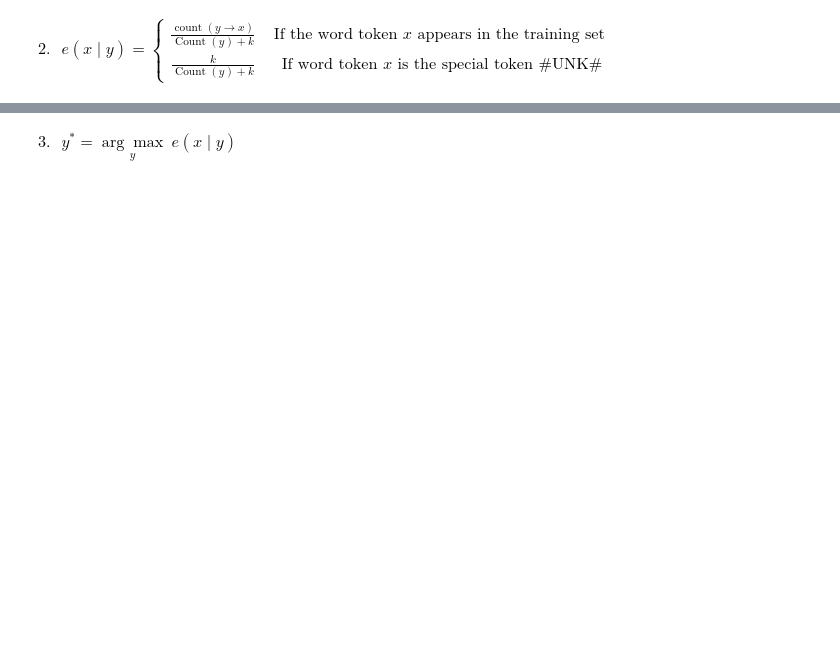
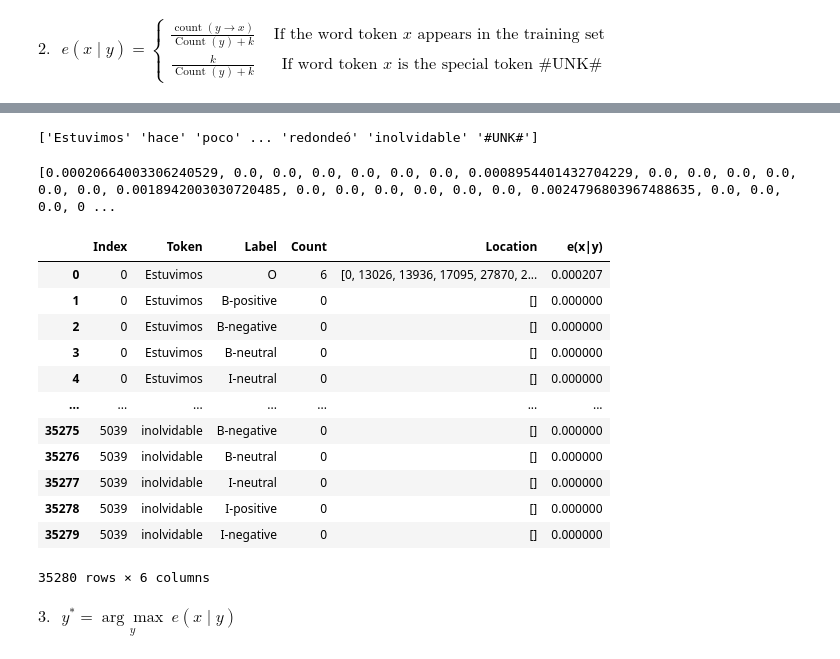
Before and after one commit to verneylmavt/hmm-text_analysis-py, a Jupyter notebook: ES/1.ipynb, the cells around one changed output, grey strips where cells are left out. Drawn from its saved outputs; the diff is of its cells as text; code cells hidden in the pictures; blank space fills up the shorter version.

```diff
--- a/ES/1.ipynb
+++ b/ES/1.ipynb
@@ -142,23 +131,19 @@ $2. \:\:\:e(x \mid y)=\left\{\begin{array}{cc}
 \frac{k}{\operatorname{Count}(y)+k} & \text { If word token } x \text { is the special token \#UNK\# }
 \end{array}\right.$
 # %%
-def emm_par_test(x, y, new_x_all, y_all, k=1, unk_token='#UNK#'):
-    # x is a token
-    # y is a label
-
-    if x == unk_token:
-        num = k
-    elif x in new_x_all["Token"].unique():
+def emm_par_test(x, y):
+    # x is an instance of Token
+    # y is an instance of Label
+    k = 1
+    if x in new_x_all.loc[:, "Token"].unique():
         cond_1 = new_x_all["Token"] == x
         cond_2 = new_x_all["Label"] == y
-        num = new_x_all.loc[cond_1 & cond_2, "Count"].values[0]
+        num = ((new_x_all[cond_1 & cond_2])["Count"]).values[0]
     else:
         num = k
-
-    cond_3 = y_all["Label"] == y
-    denom = y_all.loc[cond_3, "Count"].values[0] + k
-
-    return num / denom
+   git cond_3 = y_all["Label"] == y
+    denom = ((y_all[cond_3])["Count"]).values[0] + k
+    return num/denom
 # %%
 a = emm_par_test(",", "I-negative")
 print(a)
@@ -170,3 +156,36 @@ TypeError: emm_par_test() missing 2 required positional arguments: 'new_x_all' a
+# %%
+emm_par_score_all = []
+new_token_all = np.append(token_all, "#UNK#")
+print(new_token_all)
+# %% [output]
+['Estuvimos' 'hace' 'poco' ... 'redondeó' 'inolvidable' '#UNK#']
+# %%
+# Need to check more, this takes >2m to do
+for i in token_all:
+    emm_par_score = 0
+    for j in label_all:
+        emm_par_score = emm_par_test(i,j)
+        emm_par_score_all += [emm_par_score]
+print(emm_par_score_all)
+# %% [output]
+[0.00020664003306240529, 0.0, 0.0, 0.0, 0.0, 0.0, 0.0, 0.0008954401432704229, 0.0, 0.0, 0.0, 0.0, 0.0, 0.0, 0.0018942003030720485, 0.0, 0.0, 0.0, 0.0, 0.0, 0.0, 0.0024796803967488635, 0.0, 0.0, 0.0, 0 ...
+# %%
+new_x_all["e(x|y)"] = emm_par_score_all
+display(new_x_all)
+# %% [output]
+|  | Index | Token | Label | Count | Location | e(x|y) |
+| 0 | 0 | Estuvimos | O | 6 | [0, 13026, 13936, 17095, 27870, 2... | 0.000207 |
+| 1 | 0 | Estuvimos | B-positive | 0 | [] | 0.000000 |
+| 2 | 0 | Estuvimos | B-negative | 0 | [] | 0.000000 |
+| 3 | 0 | Estuvimos | B-neutral | 0 | [] | 0.000000 |
+| 4 | 0 | Estuvimos | I-neutral | 0 | [] | 0.000000 |
+| ... | ... | ... | ... | ... | ... | ... |
+| 35275 | 5039 | inolvidable | B-negative | 0 | [] | 0.000000 |
+| 35276 | 5039 | inolvidable | B-neutral | 0 | [] | 0.000000 |
+| 35277 | 5039 | inolvidable | I-neutral | 0 | [] | 0.000000 |
+| 35278 | 5039 | inolvidable | I-positive | 0 | [] | 0.000000 |
+| 35279 | 5039 | inolvidable | I-negative | 0 | [] | 0.000000 |
+35280 rows × 6 columns
 # %% [markdown]
 $3. \:\:\:y^*=\underset{y}{\arg \max } \:e(x \mid y)$
 # %%
```
Also changed, not shown: parts of 68 cells of this notebook.
